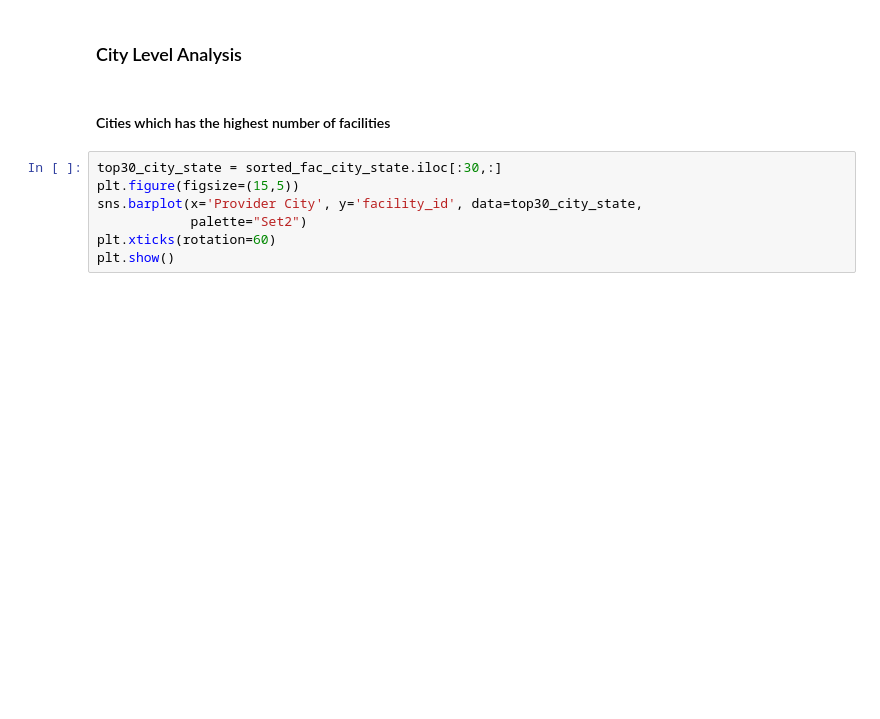
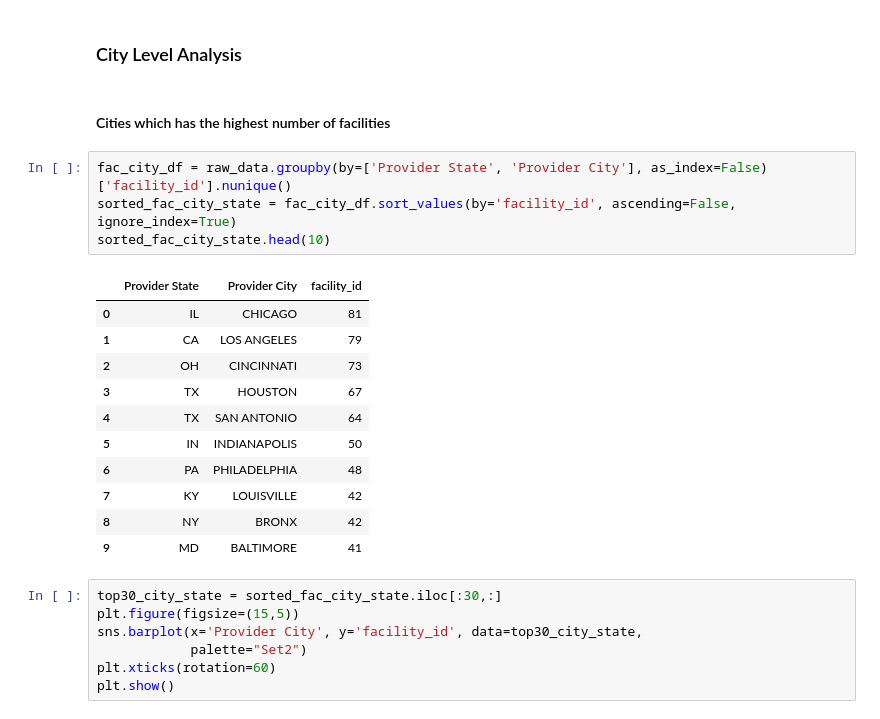
Before and after one commit to neudeb/nursinghome, a Jupyter notebook: Nursing_Home_EDA.ipynb, the cells around one changed output. Saved outputs shown, nothing was run; the diff lists cells and outputs as text; blank space fills up the shorter version.

```diff
--- a/Nursing_Home_EDA.ipynb
+++ b/Nursing_Home_EDA.ipynb
@@ -571,6 +506,22 @@ plot_nosupplies(fac_nosupply_state)
 ### City Level Analysis
 # %% [markdown]
 #### Cities which has the highest number of facilities
+# %%
+fac_city_df = raw_data.groupby(by=['Provider State', 'Provider City'], as_index=False)['facility_id'].nunique()
+sorted_fac_city_state = fac_city_df.sort_values(by='facility_id', ascending=False, ignore_index=True)
+sorted_fac_city_state.head(10)
+# %% [output]
+|  | Provider State | Provider City | facility_id |
+| 0 | IL | CHICAGO | 81 |
+| 1 | CA | LOS ANGELES | 79 |
+| 2 | OH | CINCINNATI | 73 |
+| 3 | TX | HOUSTON | 67 |
+| 4 | TX | SAN ANTONIO | 64 |
+| 5 | IN | INDIANAPOLIS | 50 |
+| 6 | PA | PHILADELPHIA | 48 |
+| 7 | KY | LOUISVILLE | 42 |
+| 8 | NY | BRONX | 42 |
+| 9 | MD | BALTIMORE | 41 |
 # %%
 top30_city_state = sorted_fac_city_state.iloc[:30,:]
 plt.figure(figsize=(15,5))
```
Also changed, not shown: parts of 30 cells of this notebook, 1 other file.
